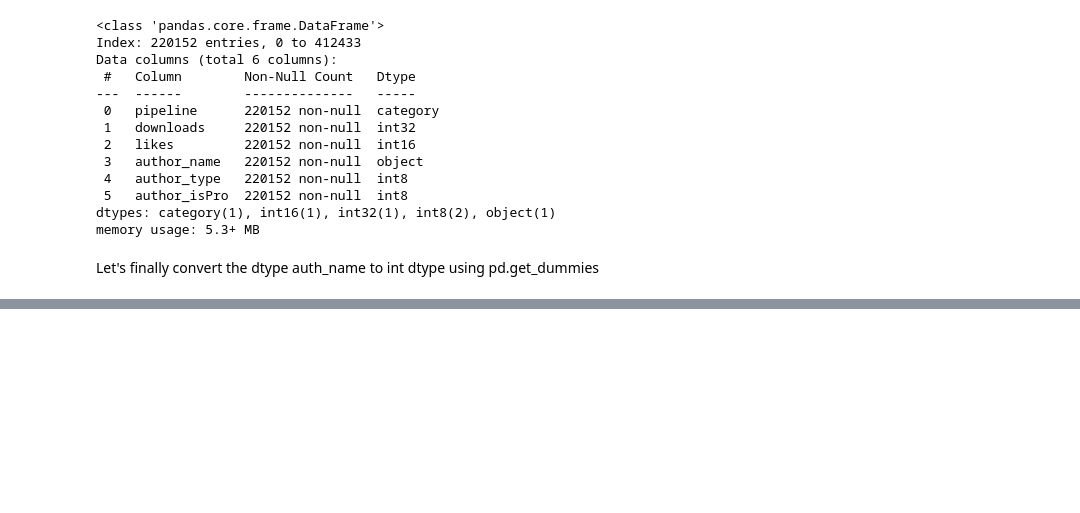
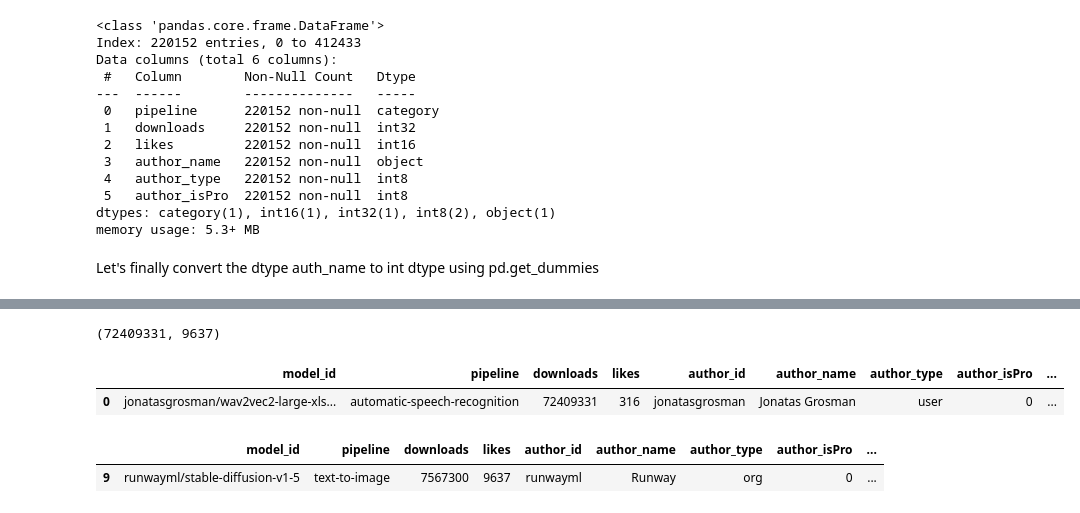
Before and after one commit to Abdullah-Nasir-Chowdhury/HuggingFace_Model-Analysis, a Jupyter notebook: hugging-face-models-analysis.ipynb, the cells around one changed output, grey strips where cells are left out. Drawn from its saved outputs; the diff is of its cells as text; code cells hidden in the pictures; blank space fills up the shorter version.

```diff
--- a/hugging-face-models-analysis.ipynb
+++ b/hugging-face-models-analysis.ipynb
@@ -1541,0 +1595,19 @@ This is not unusual but it goes to show just how important it is to allocate mem
+# %%
+df_insvestigation['downloads'].max(), df_investigation['likes'].max()
+# %% [output]
+(72409331, 9637)
+# %%
+downloads_filter = df_investigation['downloads'] == 72409331
+likes_filter = df_investigation['likes'] == 9637
+# %%
+### Top based on downloads:
+df_investigation[downloads_filter]
+# %% [output]
+|  | model_id | pipeline | downloads | likes | author_id | author_name | author_type | author_isPro | ... |
+| 0 | jonatasgrosman/wav2vec2-large-xls... | automatic-speech-recognition | 72409331 | 316 | jonatasgrosman | Jonatas Grosman | user | 0 | ... |
+# %%
+### Top based on likes:
+df_investigation[likes_filter]
+# %% [output]
+|  | model_id | pipeline | downloads | likes | author_id | author_name | author_type | author_isPro | ... |
+| 9 | runwayml/stable-diffusion-v1-5 | text-to-image | 7567300 | 9637 | runwayml | Runway | org | 0 | ... |
```
Also changed, not shown: parts of 30 cells of this notebook.
